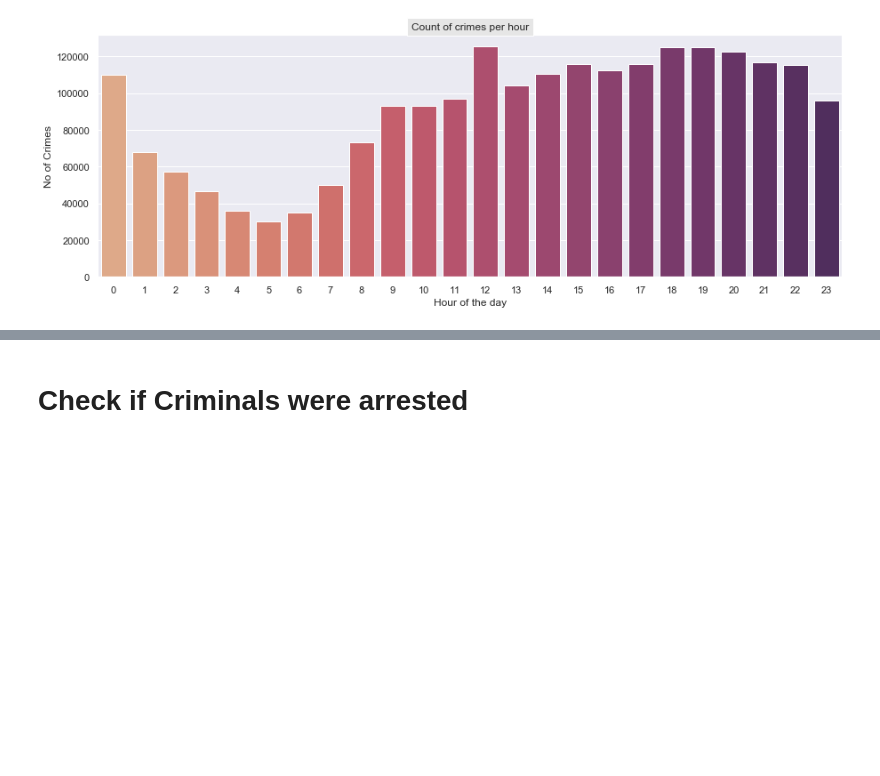
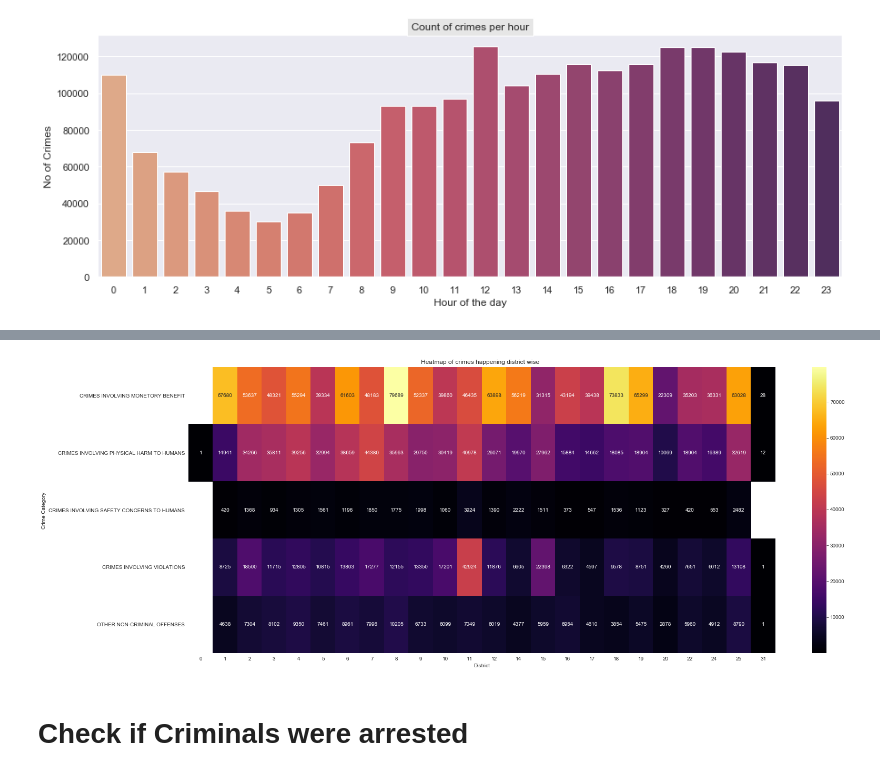
Before and after one commit to tejalvs/ChicagoCrimeAnalysis, a Jupyter notebook: Visualisations.ipynb, the cells around one changed output, grey strips where cells are left out. Drawn from its saved outputs; the diff is of its cells as text; code cells hidden in the pictures; blank space fills up the shorter version.

```diff
--- a/Visualisations.ipynb
+++ b/Visualisations.ipynb
@@ -160,0 +176,12 @@ ax.set_ylabel("Crime Category ");
+# %%
+crimes_grouped= crimes_df.groupby(by = ["groupedCrimesTypes", "district"], axis = 0)
+crimes_grouped_count = crimes_grouped["groupedCrimesTypes"].count()
+vis_data = crimes_grouped_count.unstack()
+fig, ax = plt.subplots(figsize = (25, 10))
+sns.heatmap(data = vis_data, annot = True, fmt = ".0f", \
+             ax = ax,cmap="inferno")
+ax.set_title(label = "Heatmap of crimes happening district wise  ")
+ax.set_xlabel("District")
+ax.set_ylabel("Crime Category ");
+# %% [output]
+[figure, added]
```
Also changed, not shown: parts of 23 cells of this notebook.
